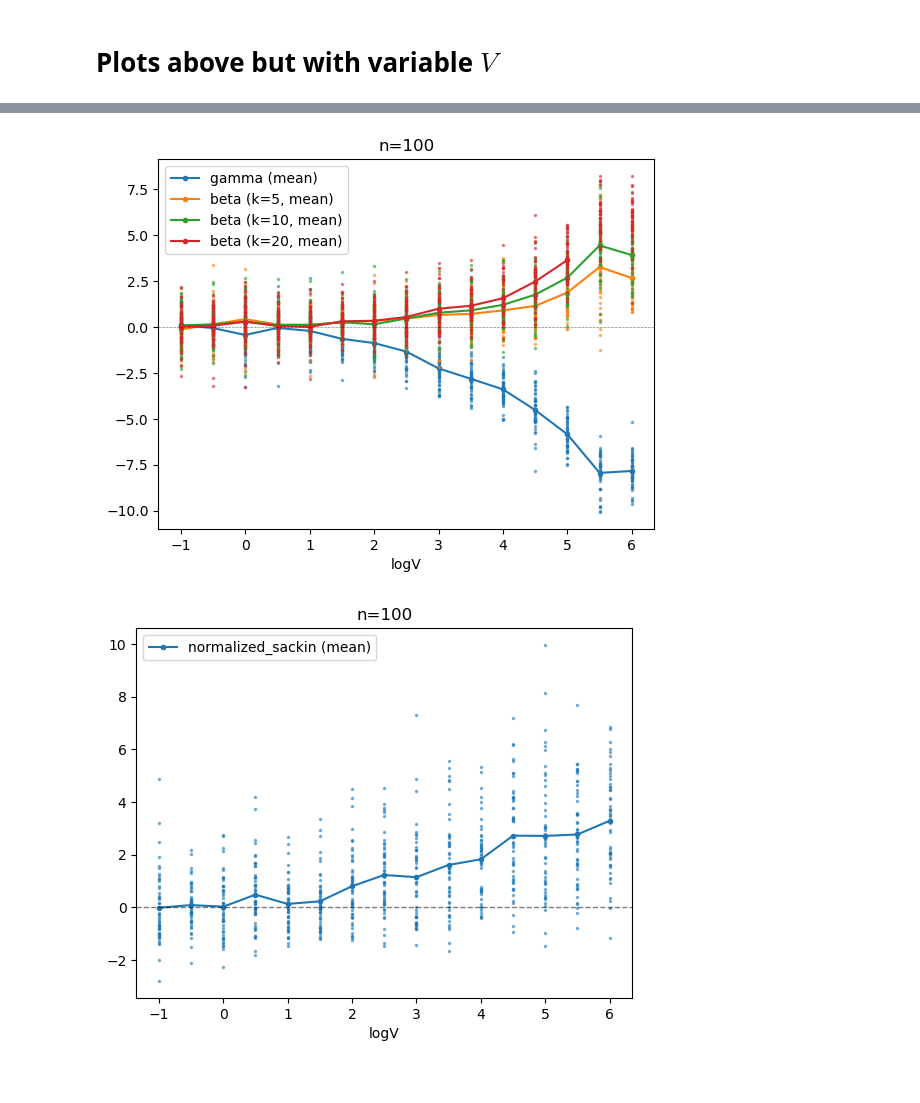
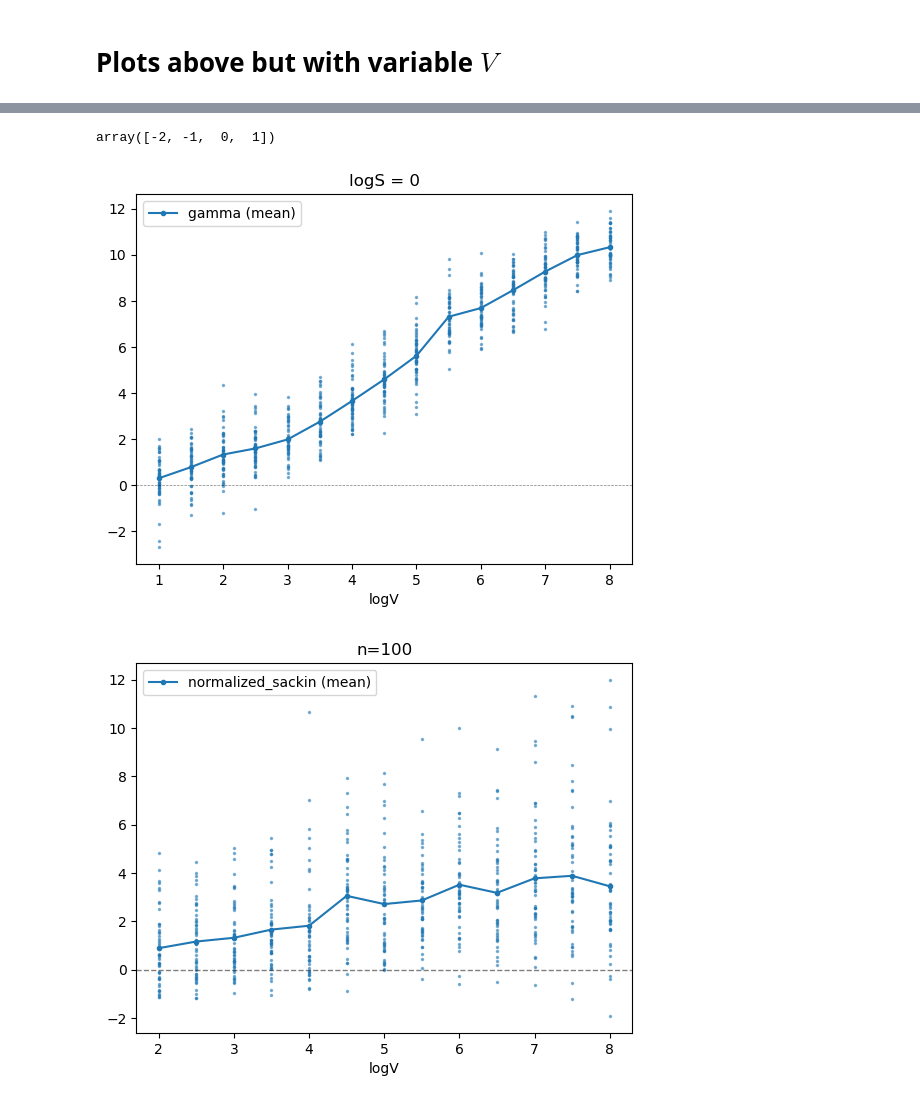
Before and after one commit to regevs/dated_selection, a Jupyter notebook: notebooks/20240416_paper_fig1.ipynb, the cells around one changed output, grey strips where cells are left out. Cells and saved outputs as stored; diff of their text form; code cells hidden in the pictures.

```diff
--- a/notebooks/20240416_paper_fig1.ipynb
+++ b/notebooks/20240416_paper_fig1.ipynb
@@ -316,9 +316,20 @@ def runme(filename, n_rep, logV, logS):
     except:
         b2 = None
 
+    N = 10000
+    V = 10**float(logV)
+    S = 10**float(logS)
+
+    NUd, Ns = change_coords(V, S)
+    Ud = NUd / N
+    s = Ns / N
+
     row = [
         logV,
         logS,
+        N,
+        Ud,
+        s,
         n_rep,
         stat_gamma,
         stat_beta_5,
@@ -335,13 +346,16 @@ def runme(filename, n_rep, logV, logS):
 
 rows = joblib.Parallel(n_jobs=40, verbose=10)(
     joblib.delayed(runme)(filename, n_rep, logV, logS) \
-        for logV in np.arange(-1, 6.5, 0.5) \
-        for logS in [-2, -1] \
+        for logS, logV in (
+                list(itertools.product([-2, -1], np.arange(-1, 8.5, 0.5))) + \
+                list(itertools.product([0], np.arange(1, 8.5, 0.5))) + \
+                list(itertools.product([1], np.arange(2, 8.5, 0.5)))
+            ) \
         for n_rep, filename in enumerate(glob.glob(
             f"/rds/project/rds-8b3VcZwY7rY/projects/dated_selection/data/paper_simulation_set_20240417/logS={logS}/logV={logV}/seed=*/output.trees.tsz",
         ))
 )
 
-all_res_V_df = pd.DataFrame(rows, columns=["logV", "logS", "n_rep", "gamma", "beta_5", "beta_10", "beta_20", "colless", "sackin", "normalized_sackin", "b1_index", "b2_index"])
+all_res_V_df = pd.DataFrame(rows, columns=["logV", "logS", "N", "Ud", "s", "n_rep", "gamma", "beta_5", "beta_10", "beta_20", "colless", "sackin", "normalized_sackin", "b1_index", "b2_index"])
 # %% [output]
 [Parallel(n_jobs=40)]: Using backend LokyBackend with 40 concurrent workers.
@@ -366,24 +378,29 @@ res_V_df = all_res_V_df[all_res_V_df['logS'] == -2]
+# %%
+all_res_V_df["logS"].unique()
+# %% [output]
+array([-2, -1,  0,  1])
 # %%
+res_V_df = all_res_V_df[all_res_V_df['logS'] == 0]
 res_V_means = res_V_df.groupby(by="logV").mean().reset_index()
 
-plt.plot(res_V_means["logV"], res_V_means["gamma"], '.-', label="gamma (mean)", color="C0");
-plt.plot(res_V_df["logV"], res_V_df["gamma"], '.', color="C0", ms=3, alpha=0.5);
+plt.plot(res_V_means["logV"], -res_V_means["gamma"], '.-', label="gamma (mean)", color="C0");
+plt.plot(res_V_df["logV"], -res_V_df["gamma"], '.', color="C0", ms=3, alpha=0.5);
 
-plt.plot(res_V_means["logV"], res_V_means["beta_5"], '.-', label="beta (k=5, mean)", color="C1");
-plt.plot(res_V_df["logV"], res_V_df["beta_5"], '.', color="C1", ms=3, alpha=0.5);
+# plt.plot(res_V_means["logV"], res_V_means["beta_5"], '.-', label="beta (k=5, mean)", color="C1");
+# plt.plot(res_V_df["logV"], res_V_df["beta_5"], '.', color="C1", ms=3, alpha=0.5);
 
-plt.plot(res_V_means["logV"], res_V_means["beta_10"], '.-', label="beta (k=10, mean)", color="C2");
-plt.plot(res_V_df["logV"], res_V_df["beta_10"], '.', color="C2", ms=3, alpha=0.5);
+# plt.plot(res_V_means["logV"], res_V_means["beta_10"], '.-', label="beta (k=10, mean)", color="C2");
+# plt.plot(res_V_df["logV"], res_V_df["beta_10"], '.', color="C2", ms=3, alpha=0.5);
 
-plt.plot(res_V_means["logV"], res_V_means["beta_20"], '.-', label="beta (k=20, mean)", color="C3");
-plt.plot(res_V_df["logV"], res_V_df["beta_20"], '.', color="C3", ms=3, alpha=0.5);
+# plt.plot(res_V_means["logV"], res_V_means["beta_20"], '.-', label="beta (k=20, mean)", color="C3");
+# plt.plot(res_V_df["logV"], res_V_df["beta_20"], '.', color="C3", ms=3, alpha=0.5);
 
 plt.axhline(0, ls="--", lw = 0.5, color="black", alpha=0.5)
 plt.xlabel("logV");
-plt.title("n=100");
+plt.title(f"logS = {res_V_df['logS'].iloc[0]}");
 plt.legend();
 # %% [output]
-[figure, old version]
+[figure, new version]
 # %%
 plt.plot(res_V_means["logV"], res_V_means["normalized_sackin"], '.-', label="normalized_sackin (mean)", color="C0");
 plt.plot(res_V_df["logV"], res_V_df["normalized_sackin"], '.', color="C0", ms=3, alpha=0.5);
@@ -393,5 +410,5 @@ plt.xlabel("logV");
 plt.title("n=100");
 plt.legend();
 # %% [output]
-[figure, old version]
+[figure, new version]
 # %%
```
Also changed, not shown: parts of 3 cells of this notebook, 4 other files.
